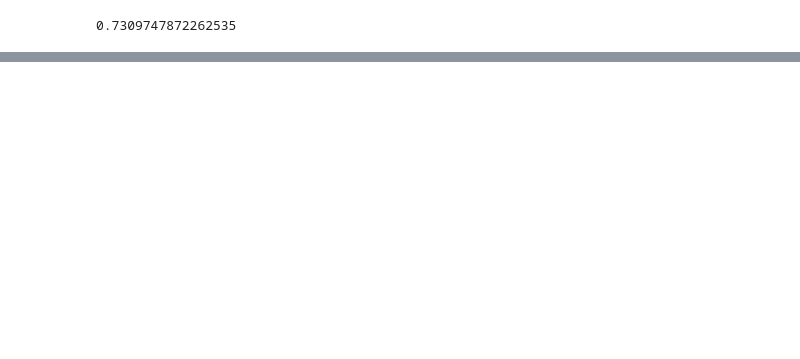
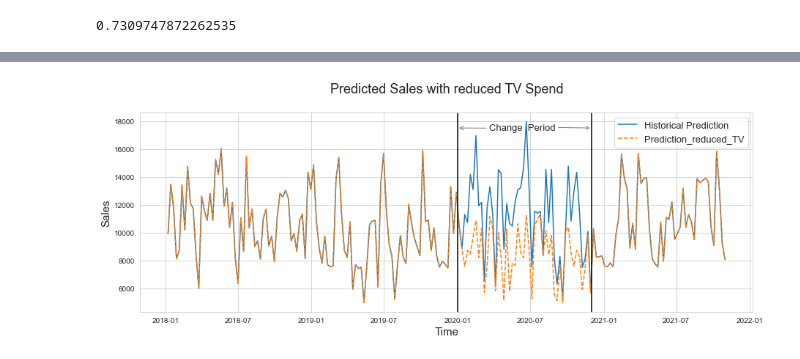
Before and after one commit to Amiteshwar-Kukreja/Media-mix-modelling, a Jupyter notebook: media_mix_modelling_ver2.ipynb, the cells around one changed output, grey strips where cells are left out. Cells and saved outputs as stored; diff of their text form; code cells hidden in the pictures; blank space fills up the shorter version.

```diff
--- a/media_mix_modelling_ver2.ipynb
+++ b/media_mix_modelling_ver2.ipynb
@@ -510,3 +483,25 @@ plt.show()
+# %%
+start_date = "2020-01"
+end_date = "2020-12"
+X_copy = X.copy()
+X_copy.loc[start_date : end_date, "TV"] = 0
+y_pred_lessTV = tuned_model.predict(X_copy)
+fig, ax = plt.subplots(1,1, figsize = (15,5))
+plt.plot(X_copy.index, y_pred, label="Historical Prediction")
+plt.plot(X_copy.index, y_pred_lessTV, label="Prediction_reduced_TV", linestyle="--")
+plt.xlabel("Time", fontsize=15)
+plt.ylabel("Sales", fontsize=15)
+plt.axvline(pd.Timestamp(start_date), color = 'black')
+plt.axvline(pd.Timestamp(end_date), color = 'black')
+plt.annotate("Change  Period", xy = (pd.Timestamp(start_date), 17500), xytext=(0.57, 0.91),
+             textcoords = 'axes fraction', arrowprops={"arrowstyle": "->", "color":"gray"}, fontsize=13)
+plt.annotate("", xy = (pd.Timestamp(end_date), 17500), xytext=(0.68, 0.925),
+             textcoords = 'axes fraction', arrowprops={"arrowstyle": "->", "color":"gray"})
+plt.title("Predicted Sales with reduced TV Spend\n", fontsize=18)
+plt.legend(fontsize=13)
+plt.show()
+# %% [output]
+[figure, added]
 # %%
 sales_diff = np.sum(y_pred) - np.sum(y_pred_lessTV)
 TV_spend_reduction = np.sum(X[start_date : end_date]["TV"])
```
Also changed, not shown: parts of 62 cells of this notebook.
